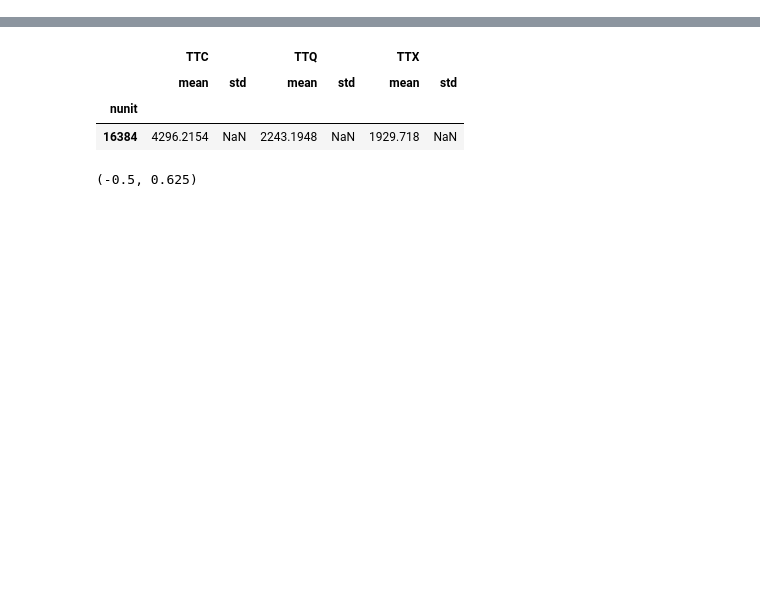
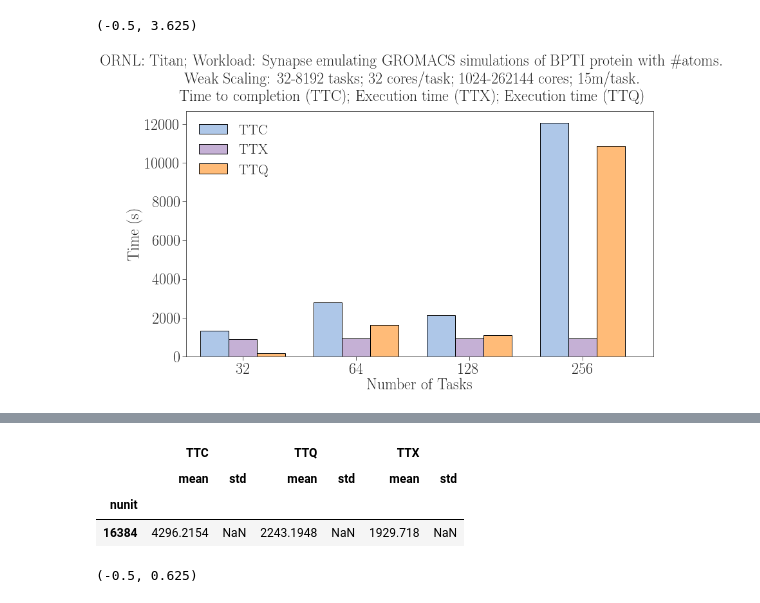
Before and after one commit to radical-experiments/rp.paper, a Jupyter notebook: analysis/rp_paper_ipdps2018.ipynb, the cells around one changed output, grey strips where cells are left out. Cells and saved outputs as stored; diff of their text form; code cells hidden in the pictures; blank space fills up the shorter version.

Commit message:
Analysis Syanapse weak scaling

```diff
--- a/analysis/rp_paper_ipdps2018.ipynb
+++ b/analysis/rp_paper_ipdps2018.ipynb
@@ -126,3 +139,14 @@ Definitions:
 | 2    | 2048    | 32          | 1             | 1       | 65536        | 15m            | 1h       | 24h          | Titan    |
 | 2    | 4096    | 32          | 1             | 1       | 131072       | 15m            | 1h       | 24h          | Titan    |
 | 2    | 8192    | 32          | 1             | 1       | 262144       | 15m            | 1h       | 24h          | Titan    |
+# %%
+synapse_wscaling = synapse_sessions[synapse_sessions.experiment == 'exp1'][
+    ['nunit','TTC','U_AGENT_EXECUTING','P_LRMS_QUEUING']
+        ].groupby(['nunit']).aggregate(
+                {'TTC'  : ['mean','std'],
+                 'U_AGENT_EXECUTING': ['mean','std'],
+                 'P_LRMS_QUEUING': ['mean','std']})
+
+synapse_wscaling.rename_axis({'U_AGENT_EXECUTING':'TTX'}, axis='columns', inplace=True)
+synapse_wscaling.rename_axis({'P_LRMS_QUEUING':'TTQ'}, axis='columns', inplace=True)
+synapse_wscaling
@@ -128,0 +161,34 @@ Definitions:
+# %%
+fig = plt.figure(figsize=(13,7))
+ax = fig.add_subplot(111)
+
+title_head = 'ORNL: Titan; Workload: Synapse emulating GROMACS simulations of BPTI protein with \#atoms.'
+title_work = 'Weak Scaling: 32-8192 tasks; 32 cores/task; 1024-262144 cores; 15m/task.'
+title_desc = 'Time to completion (TTC); Execution time (TTX); Execution time (TTQ).'
+title = '%s\n%s\n%s' % (title_head, title_work, title_desc)
+fig.suptitle(title, y=1.05)
+
+# Plot means and std bars
+synapse_wscaling['TTC'].reset_index().plot(
+    x='nunit', y='mean', yerr='std',
+    position=1.5, width=0.25, color=tableau20[1], ax=ax, rot=0,
+    label='TTC', kind='bar')
+
+synapse_wscaling['TTX'].reset_index().plot(
+    x='nunit', y='mean', yerr='std',
+    position=0.5, width=0.25, color=tableau20[9], ax=ax, rot=0,
+    label='TTX', kind='bar')
+
+synapse_wscaling['TTQ'].reset_index().plot(
+    x='nunit', y='mean', yerr='std',
+    position=-0.5, width=0.25, color=tableau20[3], ax=ax, rot=0,
+    label='TTQ', kind='bar')
+
+ax.set_xlabel('Number of Tasks')
+ax.set_ylabel('Time (s)')
+ax.set_xlim(-0.5)
+
+#plt.savefig('figures/weak_scaling.pdf', dpi=600, bbox_inches='tight')
+# %% [output]
+(-0.5, 3.625)
+[figure, added]
```
Also changed, not shown: parts of 7 cells of this notebook.
